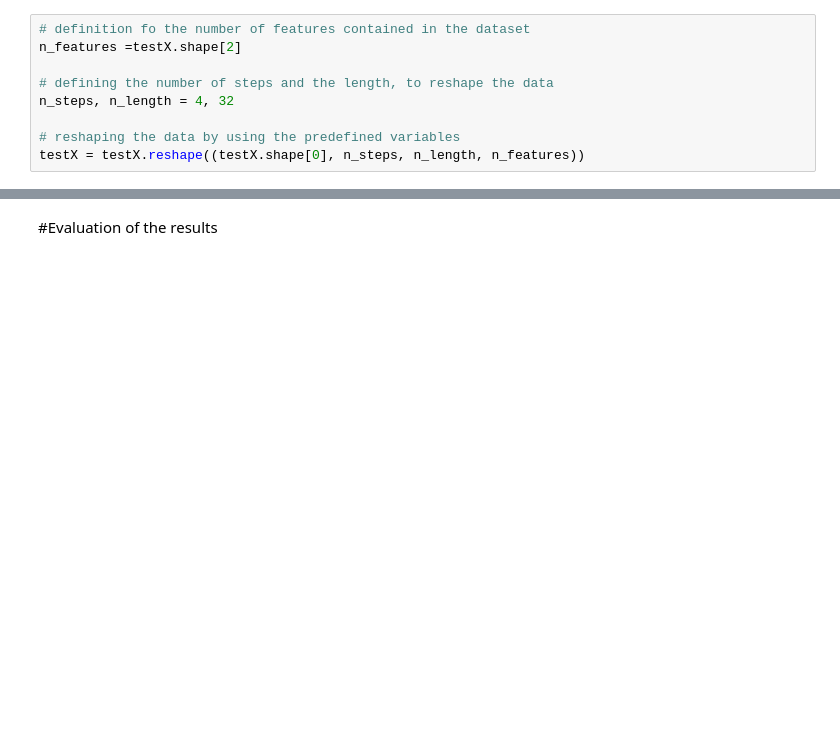
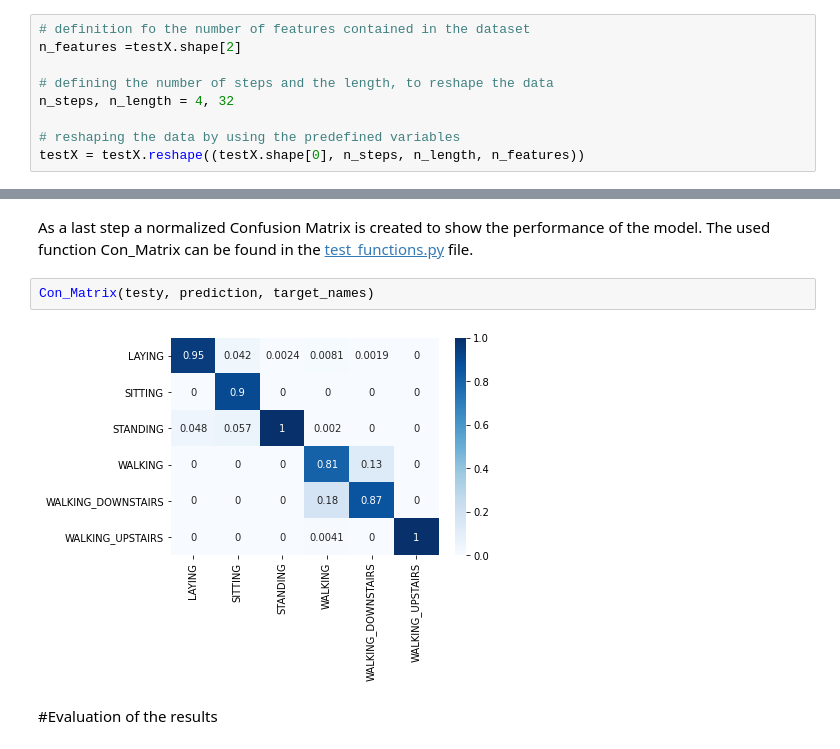
Before and after one commit to Entspannter/CrispCerebella, a Jupyter notebook: Colab_Demo.ipynb, the cells around one changed output, grey strips where cells are left out. Drawn from its saved outputs; the diff is of its cells as text; blank space fills up the shorter version.

```diff
--- a/Colab_Demo.ipynb
+++ b/Colab_Demo.ipynb
@@ -91,2 +192,8 @@ Explanation of what we see
+# %% [markdown]
+As a last step a normalized Confusion Matrix is created to show the performance of the model. The used function Con_Matrix can be found in the [test_functions.py](https://github.com/Entspannter/CrispCerebella/blob/main/Code/test_functions.py) file.
+# %%
+Con_Matrix(testy, prediction, target_names)
+# %% [output]
+[figure, added]
 # %% [markdown]
 #Evaluation of the results
```
Also changed, not shown: parts of 27 cells of this notebook.
